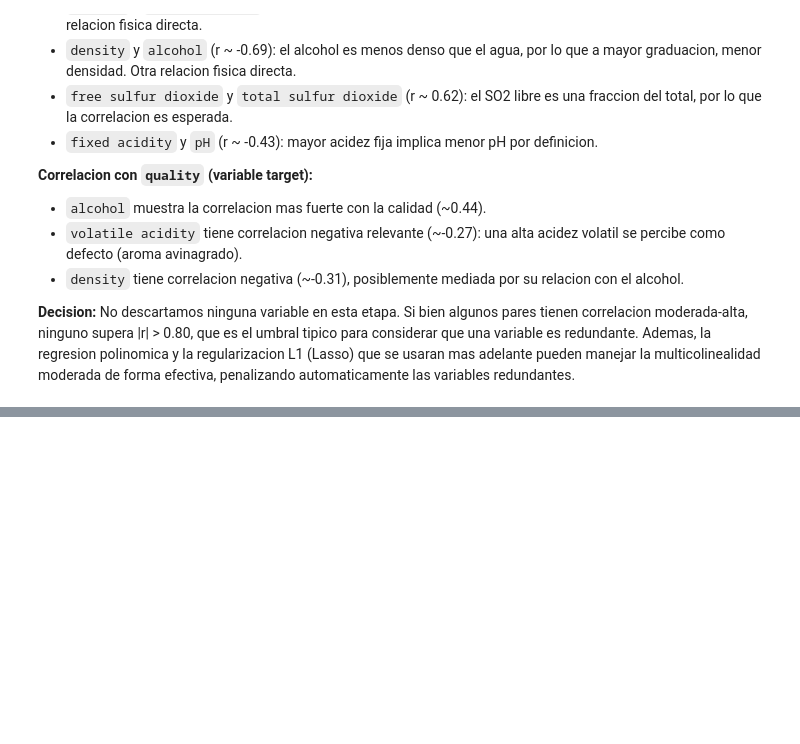
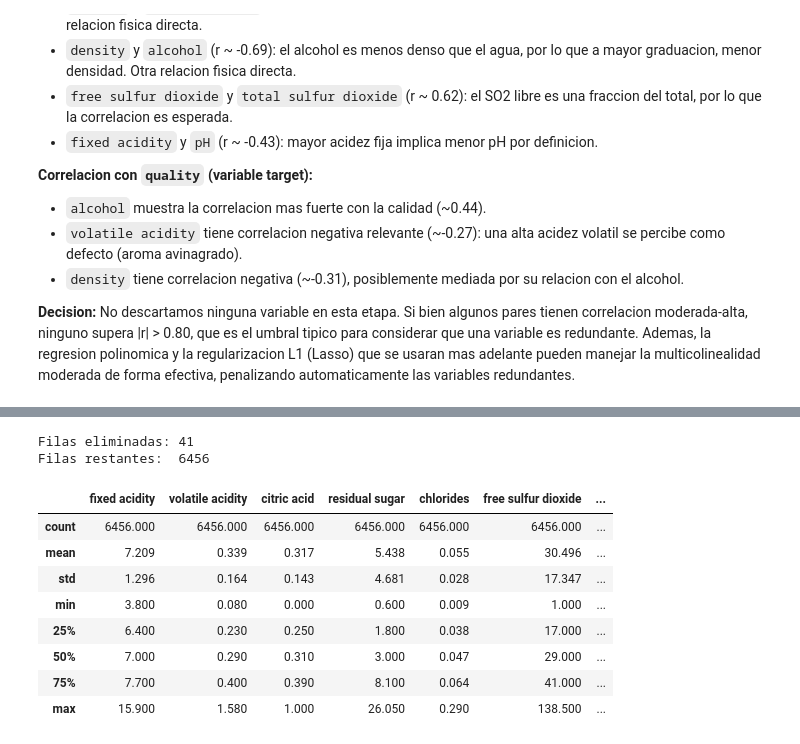
Before and after one commit to Machine-Learning-itba/tp-1, a Jupyter notebook: tp1_eda.ipynb, the cells around one changed output, grey strips where cells are left out. Drawn from its saved outputs; the diff is of its cells as text; code cells hidden in the pictures; blank space fills up the shorter version.

```diff
--- a/tp1_eda.ipynb
+++ b/tp1_eda.ipynb
@@ -377,0 +388,28 @@ moderada de forma efectiva, penalizando automaticamente las variables redundante
+# %%
+erroneous = (
+    (df["total sulfur dioxide"] > 300) |
+    (df["free sulfur dioxide"] > 150) |
+    (df["chlorides"] > 0.3) |
+    (df["citric acid"] > 1.0) |
+    (df["density"] > 1.01) |
+    (df["pH"] < 2.80)
+)
+
+df_clean = df[~erroneous].copy()
+print(f"Filas eliminadas: {erroneous.sum()}")
+print(f"Filas restantes:  {len(df_clean)}")
+# %% [output]
+Filas eliminadas: 41
+Filas restantes:  6456
+# %%
+df_clean.describe().round(3)
+# %% [output]
+|  | fixed acidity | volatile acidity | citric acid | residual sugar | chlorides | free sulfur dioxide | ... |
+| count | 6456.000 | 6456.000 | 6456.000 | 6456.000 | 6456.000 | 6456.000 | ... |
+| mean | 7.209 | 0.339 | 0.317 | 5.438 | 0.055 | 30.496 | ... |
+| std | 1.296 | 0.164 | 0.143 | 4.681 | 0.028 | 17.347 | ... |
+| min | 3.800 | 0.080 | 0.000 | 0.600 | 0.009 | 1.000 | ... |
+| 25% | 6.400 | 0.230 | 0.250 | 1.800 | 0.038 | 17.000 | ... |
+| 50% | 7.000 | 0.290 | 0.310 | 3.000 | 0.047 | 29.000 | ... |
+| 75% | 7.700 | 0.400 | 0.390 | 8.100 | 0.064 | 41.000 | ... |
+| max | 15.900 | 1.580 | 1.000 | 26.050 | 0.290 | 138.500 | ... |
```
Also changed, not shown: parts of 10 cells of this notebook, 18 other files.
